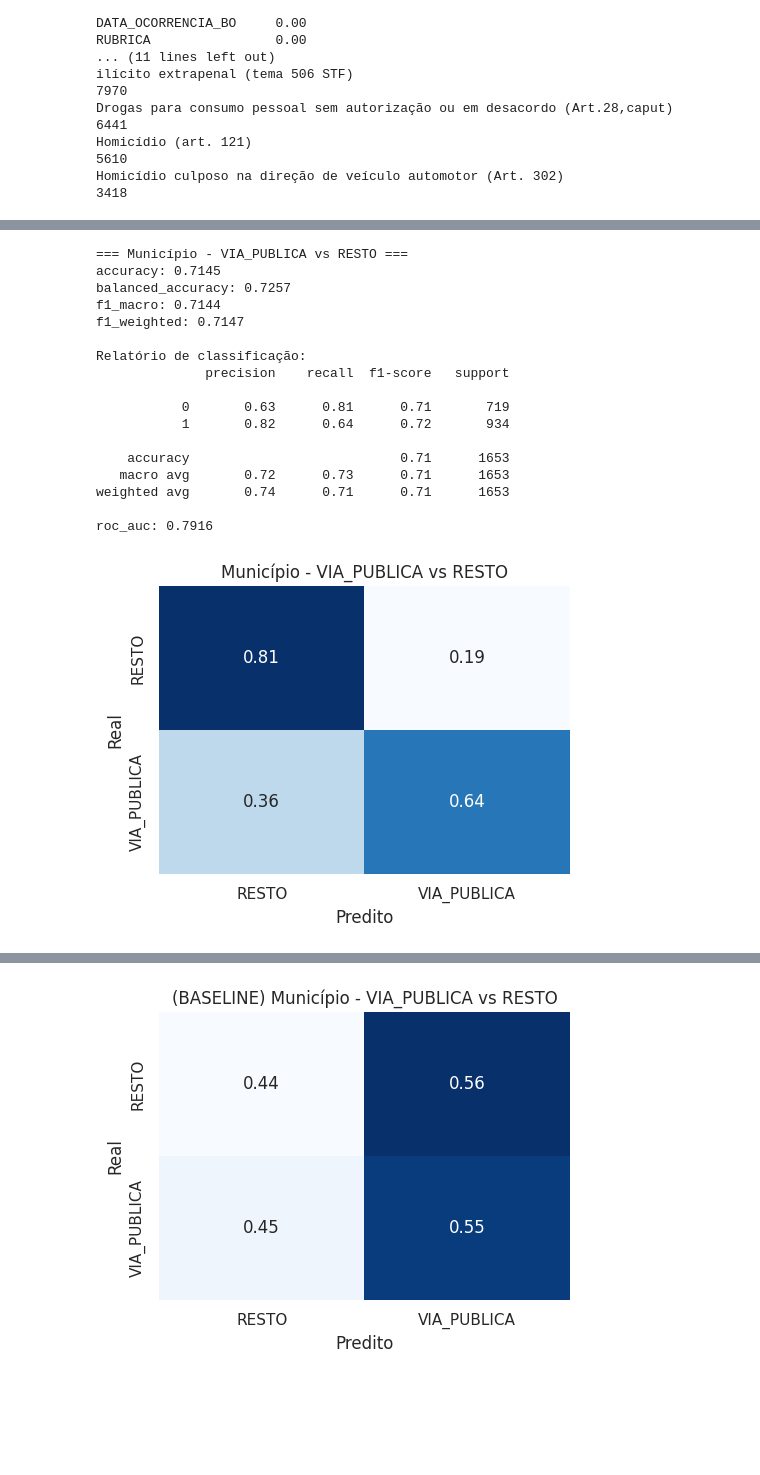
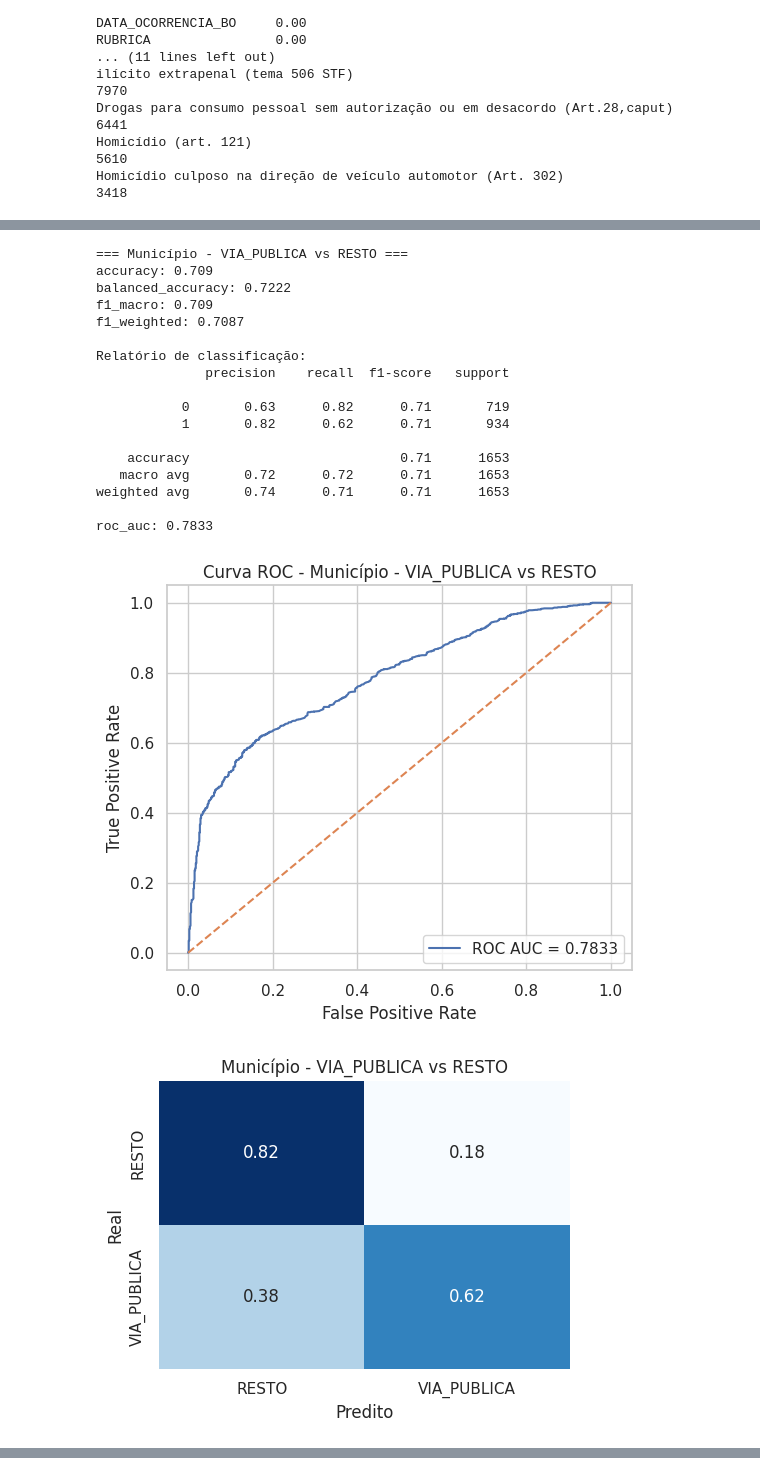
Before and after one commit to MoradaDaPraia/ssp_ml, a Jupyter notebook: main.ipynb, the cells around one changed output, grey strips where cells are left out. Drawn from its saved outputs; the diff is of its cells as text; code cells hidden in the pictures; blank space fills up the shorter version.

Commit message:
ajustes modelo

```diff
--- a/main.ipynb
+++ b/main.ipynb
@@ -78,6 +78,8 @@ def normalizar_texto(valor: object) -> str:
     texto = re.sub(r'[^A-Z0-9\s]', ' ', texto)
     # normaliza os espaços, removendo múltiplos espaços por um único espaço
     texto = re.sub(r'\s+', ' ', texto)
+    # remove espaços no início e fim novamente após a limpeza
+    texto = texto.strip()
 
     return texto if texto else 'SEM_INFORMACAO'
 
@@ -176,7 +178,7 @@ anos = dados['DATA_OCORRENCIA_BO'].dt.year.dropna().astype(int)
 # pega os feriados de SP para os anos do dataset
 feriados_sp = set(holidays.Brazil(years=range(anos.min(), anos.max() + 1), subdiv='SP').keys())
 # classifica se a data de ocorrência é um feriado, usando o set de feriados para SP
-dados['EH_FERIADO'] = dados['DATA_OCORRENCIA_BO'].dt.date.isin(feriados_sp).astype('int8')
+dados['FERIADO'] = dados['DATA_OCORRENCIA_BO'].dt.date.isin(feriados_sp).astype('int8')
 
 # agrupa as rubricas, mantendo as top 5 e agrupando o resto como 'OUTROS'
 dados, top_rubricas = agrupar_rubricas(dados, top_n=5)
@@ -301,7 +303,6 @@ RODOVIA ESTRADA                203
 - VIA PUBLICA responde por 72.5% dos registros no município.
 - As duas classes de crime e o tipo de local VIA PUBLICA sao extremamente dominantes.
 # %%
-import numpy as np
 import matplotlib.pyplot as plt
 import seaborn as sns
 
@@ -316,6 +317,7 @@ from sklearn.metrics import (
     confusion_matrix,
     f1_score,
     roc_auc_score,
+    roc_curve,
 )
 from sklearn.model_selection import train_test_split
 from sklearn.pipeline import Pipeline
@@ -328,16 +330,14 @@ sns.set_theme(style='whitegrid', context='notebook')
 dados_municipio = dados_municipio.dropna(subset=['DESCR_TIPOLOCAL']).reset_index(drop=True)
 # remove os furtos e roubos, são os crimes mais presentes e dominam o modelo caso entrem
 dados_municipio = dados_municipio.loc[
-    ~dados_municipio['RUBRICA'].str.contains(
-        r'FURTO ART 155|ROUBO ART 157',
-        na=False
-    )
+    (dados_municipio['RUBRICA'] != 'FURTO ART 155') & (dados_municipio['RUBRICA'] != 'ROUBO ART 157')
 ].reset_index(drop=True)
+
 # transforma o tipo de local em binário VIA_PUBLICA vs RESTO
 dados_municipio['ALVO_VIA_PUBLICA'] = (dados_municipio['DESCR_TIPOLOCAL'] == 'VIA PUBLICA').astype(int)
 
-features_categoricas = ['RUBRICA', 'BAIRRO_PADRAO', 'PERIODO_HORA']
-features_numericas = ['DIA_SEMANA', 'MES', 'FIM_DE_SEMANA', 'EH_FERIADO']
+features_categoricas = ['RUBRICA', 'PERIODO_HORA']
+features_numericas = ['DIA_SEMANA', 'MES', 'FIM_DE_SEMANA', 'FERIADO']
 
 preprocessador = ColumnTransformer(
     transformers=[
@@ -457,9 +457,29 @@ def avaliar_alvo(df: pd.DataFrame, descricao: str, dummy = False) -> Pipeline:
     # calcula roc_auc usando as probabilidades da classe positiva e o alvo real
     print('roc_auc:', round(roc_auc_score(y_teste, proba_pos), 4))
 
+    # calcula os pontos da curva ROC
+    fpr, tpr, _ = roc_curve(y_teste, proba_pos)
+
+    # plota a curva ROC
+    _, ax = plt.subplots(figsize=(6, 5))
+
+    ax.plot(
+        fpr,
+        tpr,
+        label=f'ROC AUC = {roc_auc_score(y_teste, proba_pos):.4f}'
+    )
+
+    # linha de referência (modelo aleatório)
+    ax.plot([0, 1], [0, 1], linestyle='--')
+
+    ax.set_title(f'Curva ROC - {descricao}')
+    ax.set_xlabel('False Positive Rate')
+    ax.set_ylabel('True Positive Rate')
+    ax.legend(loc='lower right')
+
     # plota a matriz de confusão normalizada, mostrando a proporção de acertos e erros para cada classe
     matriz = confusion_matrix(y_teste, pred, normalize='true')
-    fig, ax = plt.subplots(figsize=(5, 4))
+    _, ax = plt.subplots(figsize=(5, 4))
     sns.heatmap(
         matriz,
         annot=True,
@@ -471,42 +491,43 @@ def avaliar_alvo(df: pd.DataFrame, descricao: str, dummy = False) -> Pipeline:
         yticklabels=['RESTO', 'VIA_PUBLICA'],
     )
     ax.set_title(descricao)
     ax.set_xlabel('Predito')
     ax.set_ylabel('Real')
     plt.tight_layout()
     plt.show()
 
     return pipe
 
 modelo = avaliar_alvo(
     dados_municipio,
     'Município - VIA_PUBLICA vs RESTO'
 )
 
 baseline = avaliar_alvo(
     dados_municipio,
     '(BASELINE) Município - VIA_PUBLICA vs RESTO',
     dummy=True
 )
 # %% [output]
 === Município - VIA_PUBLICA vs RESTO ===
-accuracy: 0.7145
-balanced_accuracy: 0.7257
-f1_macro: 0.7144
-f1_weighted: 0.7147
+accuracy: 0.709
+balanced_accuracy: 0.7222
+f1_macro: 0.709
+f1_weighted: 0.7087
 
 Relatório de classificação:
               precision    recall  f1-score   support
 
-           0       0.63      0.81      0.71       719
-           1       0.82      0.64      0.72       934
+           0       0.63      0.82      0.71       719
+           1       0.82      0.62      0.71       934
 
     accuracy                           0.71      1653
-   macro avg       0.72      0.73      0.71      1653
+   macro avg       0.72      0.72      0.71      1653
 weighted avg       0.74      0.71      0.71      1653
 
-roc_auc: 0.7916
+roc_auc: 0.7833
-[figure, old version]
+[figure, new version]
+[figure, new version]
 === (BASELINE) Município - VIA_PUBLICA vs RESTO ===
 accuracy: 0.5045
 balanced_accuracy: 0.4971
@@ -524,4 +545,3 @@ Relatório de classificação:
 weighted avg       0.51      0.50      0.51      1653
 
 roc_auc: 0.4971
-[figure, old version]
```
Also changed, not shown: parts of 3 cells of this notebook.
